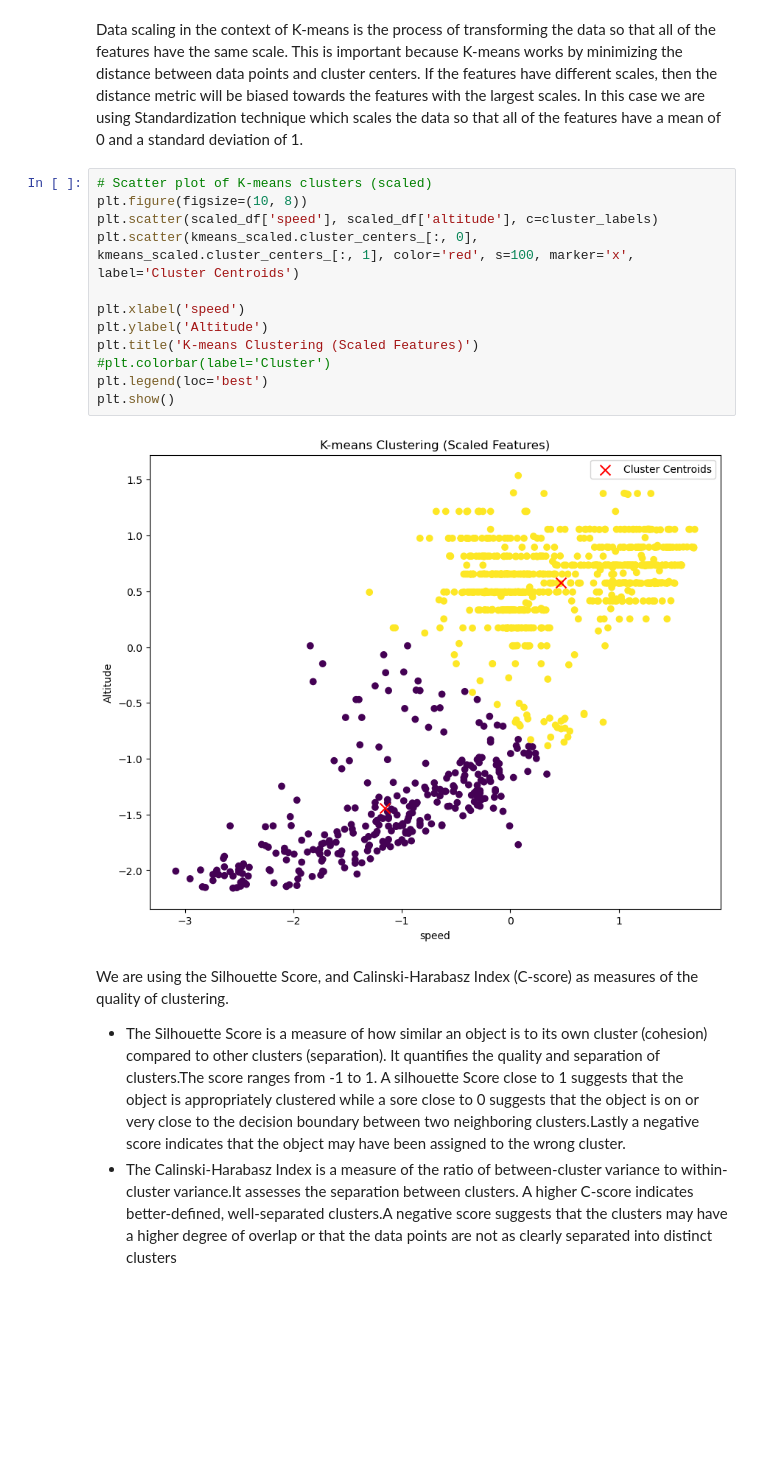
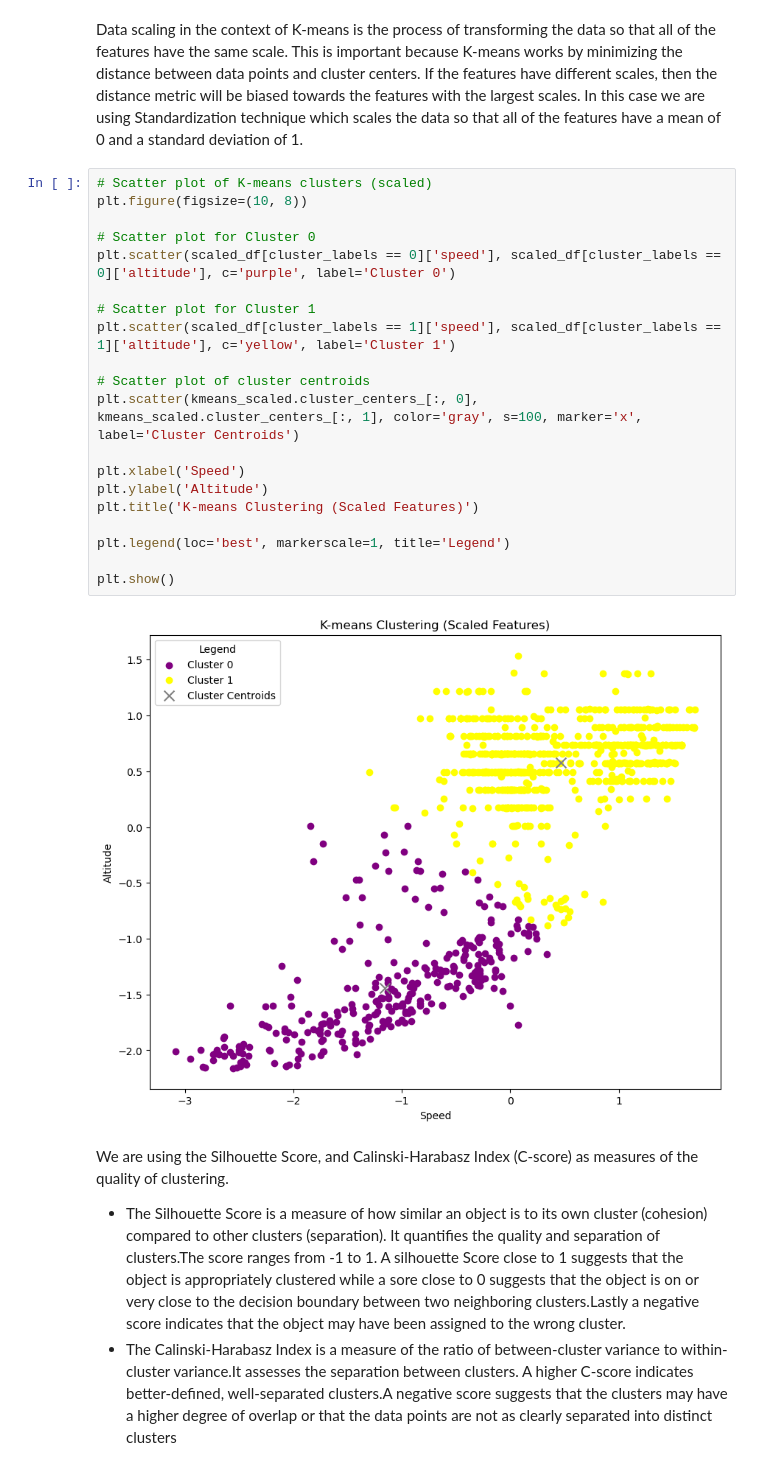
Before and after one commit to mrme77/Flight-Patterns-Clustering-using-ML-Algorithms., a Jupyter notebook: Project7Notebook.ipynb, the cells around one changed output. Saved outputs shown, nothing was run; the diff lists cells and outputs as text; blank space fills up the shorter version.

```diff
--- a/Project7Notebook.ipynb
+++ b/Project7Notebook.ipynb
@@ -835,20 +836,28 @@ cluster_labels = kmeans_scaled.labels_
 scaled_df['cluster'] = cluster_labels
 # %% [markdown]
 <p>Data scaling in the context of K-means is the process of transforming the data so that all of the features have the same scale. This is important because K-means works by minimizing the distance between data points and cluster centers. If the features have different scales, then the distance metric will be biased towards the features with the largest scales. In this case we are using Standardization technique which scales the data so that all of the features have a mean of 0 and a standard deviation of 1.</p>
-# %%
-# Scatter plot of K-means clusters (scaled)
-plt.figure(figsize=(10, 8))
-plt.scatter(scaled_df['speed'], scaled_df['altitude'], c=cluster_labels)
-plt.scatter(kmeans_scaled.cluster_centers_[:, 0], kmeans_scaled.cluster_centers_[:, 1], color='red', s=100, marker='x', label='Cluster Centroids')
-
-plt.xlabel('speed')
-plt.ylabel('Altitude')
-plt.title('K-means Clustering (Scaled Features)')
-#plt.colorbar(label='Cluster')
-plt.legend(loc='best')
-plt.show()
-# %% [output]
-[figure, removed]
+# %%
+# Scatter plot of K-means clusters (scaled)
+plt.figure(figsize=(10, 8))
+
+# Scatter plot for Cluster 0
+plt.scatter(scaled_df[cluster_labels == 0]['speed'], scaled_df[cluster_labels == 0]['altitude'], c='purple', label='Cluster 0')
+
+# Scatter plot for Cluster 1
+plt.scatter(scaled_df[cluster_labels == 1]['speed'], scaled_df[cluster_labels == 1]['altitude'], c='yellow', label='Cluster 1')
+
+# Scatter plot of cluster centroids
+plt.scatter(kmeans_scaled.cluster_centers_[:, 0], kmeans_scaled.cluster_centers_[:, 1], color='gray', s=100, marker='x', label='Cluster Centroids')
+
+plt.xlabel('Speed')
+plt.ylabel('Altitude')
+plt.title('K-means Clustering (Scaled Features)')
+
+plt.legend(loc='best', markerscale=1, title='Legend')
+
+plt.show()
+# %% [output]
+[figure, added]
 # %% [markdown]
 <p>We are using the Silhouette Score, and Calinski-Harabasz Index (C-score) as measures of the quality of clustering.
 <ul><li> The Silhouette Score is a measure of how similar an object is to its own cluster (cohesion) compared to other clusters (separation). It quantifies the quality and separation of clusters.The score ranges from -1 to 1. A silhouette Score close to 1 suggests that the object is appropriately clustered while a sore close to 0 suggests that the object is on or very close to the decision boundary between two neighboring clusters.Lastly a negative score indicates that the object may have been assigned to the wrong cluster.<li> The Calinski-Harabasz Index is a measure of the ratio of between-cluster variance to within-cluster variance.It assesses the separation between clusters. A higher C-score indicates better-defined, well-separated clusters.A negative score suggests that the clusters may have a higher degree of overlap or that the data points are not as clearly separated into distinct clusters</li></li></ul></p>
```
Also changed, not shown: parts of 13 cells of this notebook.
